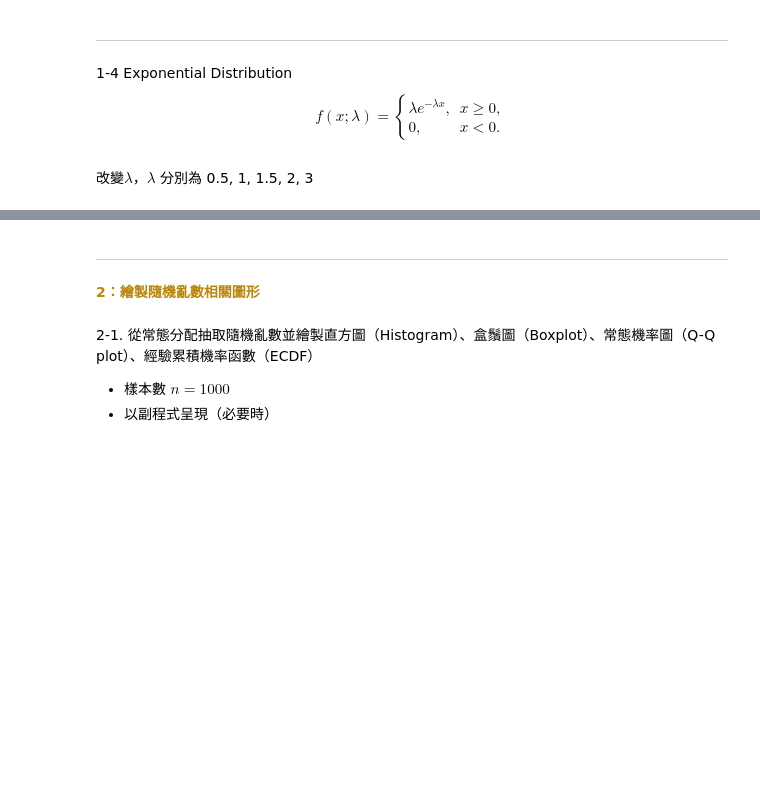
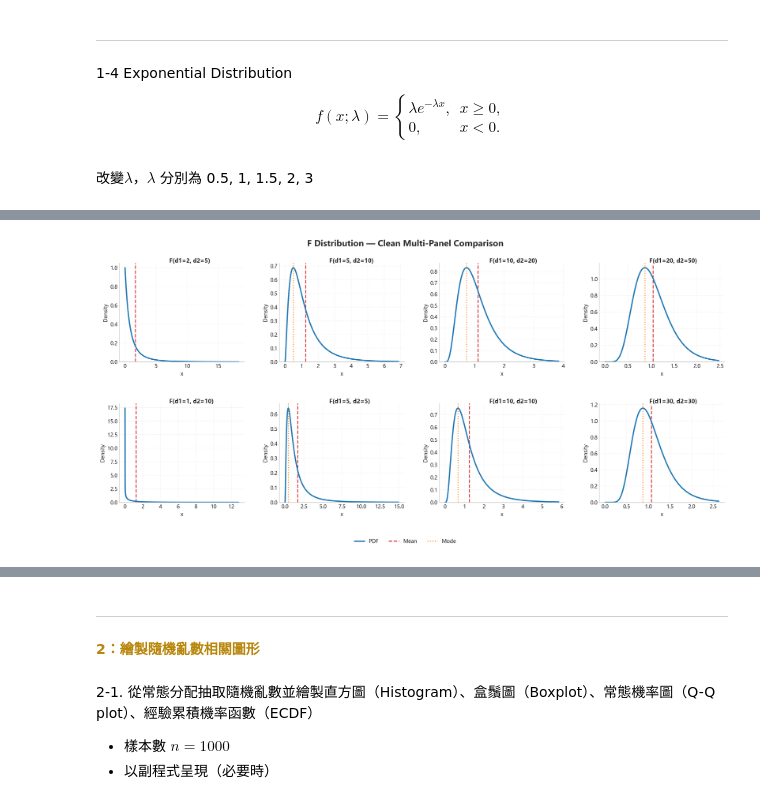
Before and after one commit to linnn-w/stat_hw1, a Jupyter notebook: StatCompHW1_411278015.ipynb, the cells around one changed output, grey strips where cells are left out. Cells and saved outputs as stored; diff of their text form; code cells hidden in the pictures; blank space fills up the shorter version.

```diff
--- a/StatCompHW1_411278015.ipynb
+++ b/StatCompHW1_411278015.ipynb
@@ -290,0 +475,83 @@ plt.show()
+# %%
+from scipy.stats import f
+
+# 風格與字型
+plt.style.use('seaborn-v0_8-whitegrid')
+plt.rcParams['font.sans-serif'] = ['Microsoft YaHei', 'SimHei', 'DejaVu Sans']
+plt.rcParams['axes.unicode_minus'] = False
+
+pdf_color  = '#1f77b4'
+mean_color = '#d62728'
+mode_color = '#ff7f0e'
+
+param_sets = [
+    (2, 5), (5, 10), (10, 20), (20, 50),
+    (1, 10), (5, 5), (10, 10), (30, 30)
+]
+
+# 關閉 constrained_layout，手動調整間距
+fig, axes = plt.subplots(2, 4, figsize=(18, 9), constrained_layout=False)
+axes = axes.flatten()
+plt.subplots_adjust(top=0.88, bottom=0.16, left=0.07, right=0.98,
+                    hspace=0.42, wspace=0.28)
+
+# 代理線：全域圖例用
+pdf_proxy,  = plt.plot([], [], color=pdf_color,  linewidth=2.4, label='PDF')
+mean_proxy, = plt.plot([], [], color=mean_color, linestyle='--', linewidth=1.8, label='Mean')
+mode_proxy, = plt.plot([], [], color=mode_color, linestyle=':',  linewidth=1.8, label='Mode')
+
+for ax, (d1, d2) in zip(axes, param_sets):
+    # 用分位數裁尾，避免擠壓
+    try:
+        x_max = float(f.ppf(0.995, d1, d2))
+        if not np.isfinite(x_max) or x_max <= 0: x_max = 8.0
+    except Exception:
+        x_max = 8.0
+
+    x = np.linspace(5e-4, x_max, 1200)
+    y = f.pdf(x, d1, d2)
+    ax.plot(x, y, color=pdf_color, linewidth=2.4, zorder=3)
+
+    # 均值（d2>2）
+    if d2 > 2:
+        mu = d2 / (d2 - 2)
+        if mu <= x_max:
+            ax.axvline(mu, color=mean_color, linestyle='--', linewidth=1.8, alpha=0.9, zorder=2)
+
+    # 眾數（d1>2）
+    if d1 > 2:
+        mode = (d1 - 2) / d1 * (d2 / (d2 + 2))
+        if 0 < mode <= x_max:
+            ax.axvline(mode, color=mode_color, linestyle=':', linewidth=1.8, alpha=0.9, zorder=2)
+
+    # 把每格標題改成「內嵌小標籤」，騰出上方空間
+    ax.text(0.4, 1.05, f'F(d1={d1}, d2={d2})',
+            transform=ax.transAxes, ha='left', va='top',
+            fontsize=11, fontweight='bold',
+            bbox=dict(boxstyle='round,pad=0.25', facecolor='white', alpha=0.85, edgecolor='none'))
+
+    # 視覺清理
+    for spine in ['top', 'right']:
+        ax.spines[spine].set_visible(False)
+    ax.set_xlabel('x', fontsize=10)
+    ax.set_ylabel('Density', fontsize=10)
+    ax.grid(True, linestyle='--', alpha=0.25)
+
+    y_max = np.nanmax(y[np.isfinite(y)]) if np.isfinite(y).any() else 1.0
+    ax.set_ylim(0, y_max * 1.05)
+
+# 全域標題與圖例位置：標題在上、圖例移到下方中央
+fig.suptitle('F Distribution — Clean Multi-Panel Comparison',
+             fontsize=16, fontweight='bold', y=0.95)
+fig.legend(handles=[pdf_proxy, mean_proxy, mode_proxy],
+           loc='lower center', bbox_to_anchor=(0.5, 0.02),
+           ncol=3, frameon=False)
+
+plt.show()
+
+# 可選：恢復預設
+plt.style.use('default')
+plt.rcParams['font.sans-serif'] = ['Microsoft YaHei', 'SimHei', 'DejaVu Sans']
+plt.rcParams['axes.unicode_minus'] = False
+# %% [output]
+[figure, added]
```
Also changed, not shown: parts of 13 cells of this notebook.
